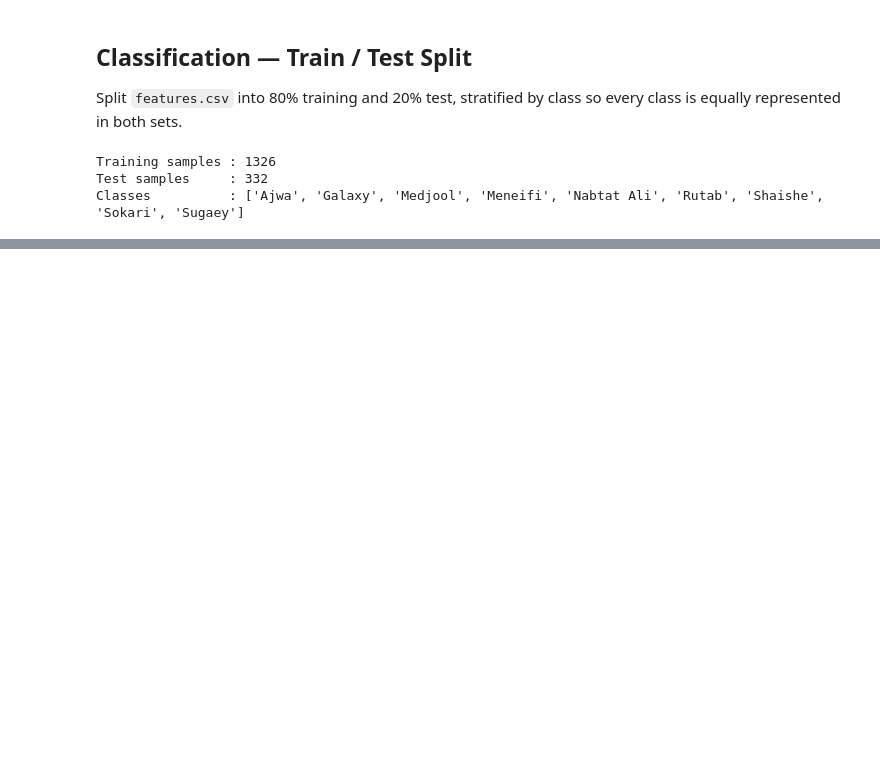
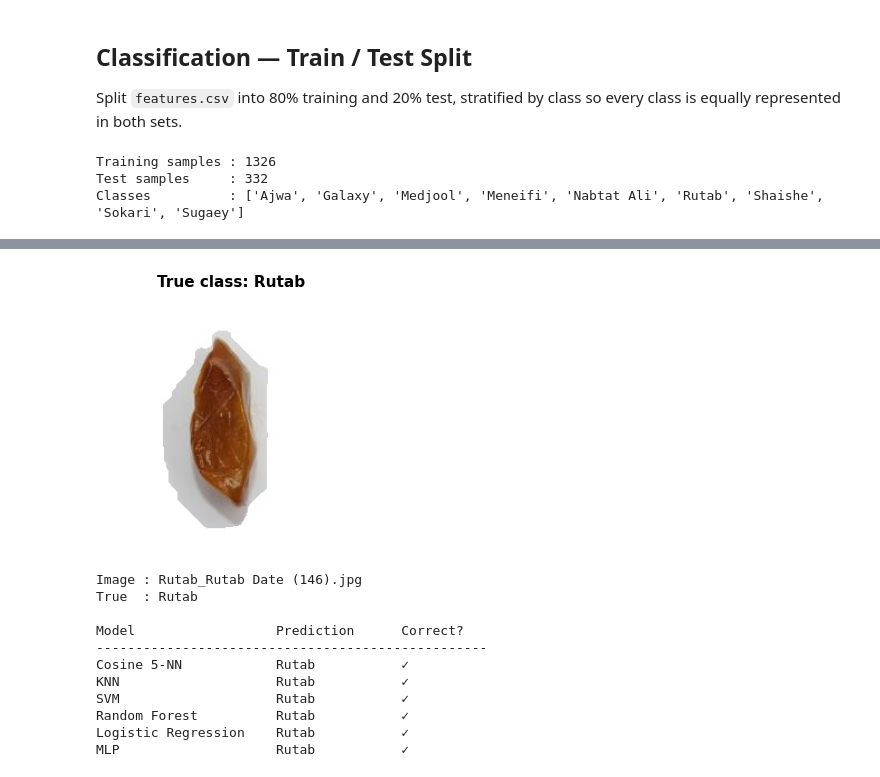
Before and after one commit to HeyImDeia/Dates-Fruits-Image, a Jupyter notebook: download_dataset.ipynb, the cells around one changed output, grey strips where cells are left out. Saved outputs shown, nothing was run; the diff lists cells and outputs as text; code cells hidden in the pictures; blank space fills up the shorter version.

```diff
--- a/download_dataset.ipynb
+++ b/download_dataset.ipynb
@@ -574,0 +743,79 @@ weighted avg       0.81      0.81      0.81       332
+# %%
+import cv2
+import numpy as np
+import os
+import random
+import matplotlib.pyplot as plt
+from PIL import Image
+from sklearn.preprocessing import StandardScaler
+
+source_dir = "segmented"
+BINS, GRAD_BINS = 64, 64
+
+def extract_single(img_path):
+    img = cv2.imread(img_path)
+    img_rgb = cv2.cvtColor(img, cv2.COLOR_BGR2RGB)
+    colour_feats = []
+    for ch in range(3):
+        hist = cv2.calcHist([img_rgb], [ch], None, [BINS], [0, 256])
+        colour_feats.extend(hist.flatten() / hist.sum())
+    gray = cv2.cvtColor(img, cv2.COLOR_BGR2GRAY)
+    gx = cv2.Sobel(gray, cv2.CV_64F, 1, 0, ksize=3)
+    gy = cv2.Sobel(gray, cv2.CV_64F, 0, 1, ksize=3)
+    mag = np.sqrt(gx**2 + gy**2).astype(np.float32)
+    hist_grad, _ = np.histogram(mag, bins=GRAD_BINS, range=(0, 1024))
+    grad_feats = hist_grad / (hist_grad.sum() + 1e-10)
+    return np.array(colour_feats + grad_feats.tolist(), dtype=np.float32)
+
+# ── Change this to any image path to test a specific image ──
+all_images = [f for f in os.listdir(source_dir) if f.lower().endswith(".jpg")]
+img_file   = random.choice(all_images)
+img_path   = os.path.join(source_dir, img_file)
+true_class = img_file.split("_", 1)[0]
+
+feat = extract_single(img_path)
+feat_scaled = scaler.transform(feat.reshape(1, -1))
+
+# Display the image
+fig, ax = plt.subplots(figsize=(3, 3))
+ax.imshow(Image.open(img_path).convert("RGB"))
+ax.set_title(f"True class: {true_class}", fontsize=11, fontweight="bold")
+ax.axis("off")
+plt.tight_layout()
+plt.show()
+
+# Predict with every model
+print(f"Image : {img_file}")
+print(f"True  : {true_class}\n")
+print(f"{'Model':<22} {'Prediction':<15} {'Correct?'}")
+print("-" * 50)
+
+# Cosine 5-NN (uses raw normalised features)
+feat_norm = feat / (np.linalg.norm(feat) + 1e-10)
+train_norm = normalise(X_train)  # reuse from cosine cell
+sims = train_norm @ feat_norm
+top5 = y_train[np.argsort(sims)[-5:]]
+from scipy.stats import mode as scipy_mode
+cosine_pred_label = le.classes_[scipy_mode(top5, keepdims=False).mode]
+print(f"{'Cosine 5-NN':<22} {cosine_pred_label:<15} {'✓' if cosine_pred_label == true_class else '✗'}")
+
+for name, (acc, _) in all_models.items():
+    if name == "Cosine 5-NN":
+        continue
+    clf = classifiers[name]
+    pred_enc = clf.predict(feat_scaled)[0]
+    pred_label = le.classes_[pred_enc]
+    print(f"{name:<22} {pred_label:<15} {'✓' if pred_label == true_class else '✗'}")
+# %% [output]
+[figure, added]
+Image : Rutab_Rutab Date (146).jpg
+True  : Rutab
+
+Model                  Prediction      Correct?
+--------------------------------------------------
+Cosine 5-NN            Rutab           ✓
+KNN                    Rutab           ✓
+SVM                    Rutab           ✓
+Random Forest          Rutab           ✓
+Logistic Regression    Rutab           ✓
+MLP                    Rutab           ✓
```
Also changed, not shown: parts of 16 cells of this notebook, 2 other files.
